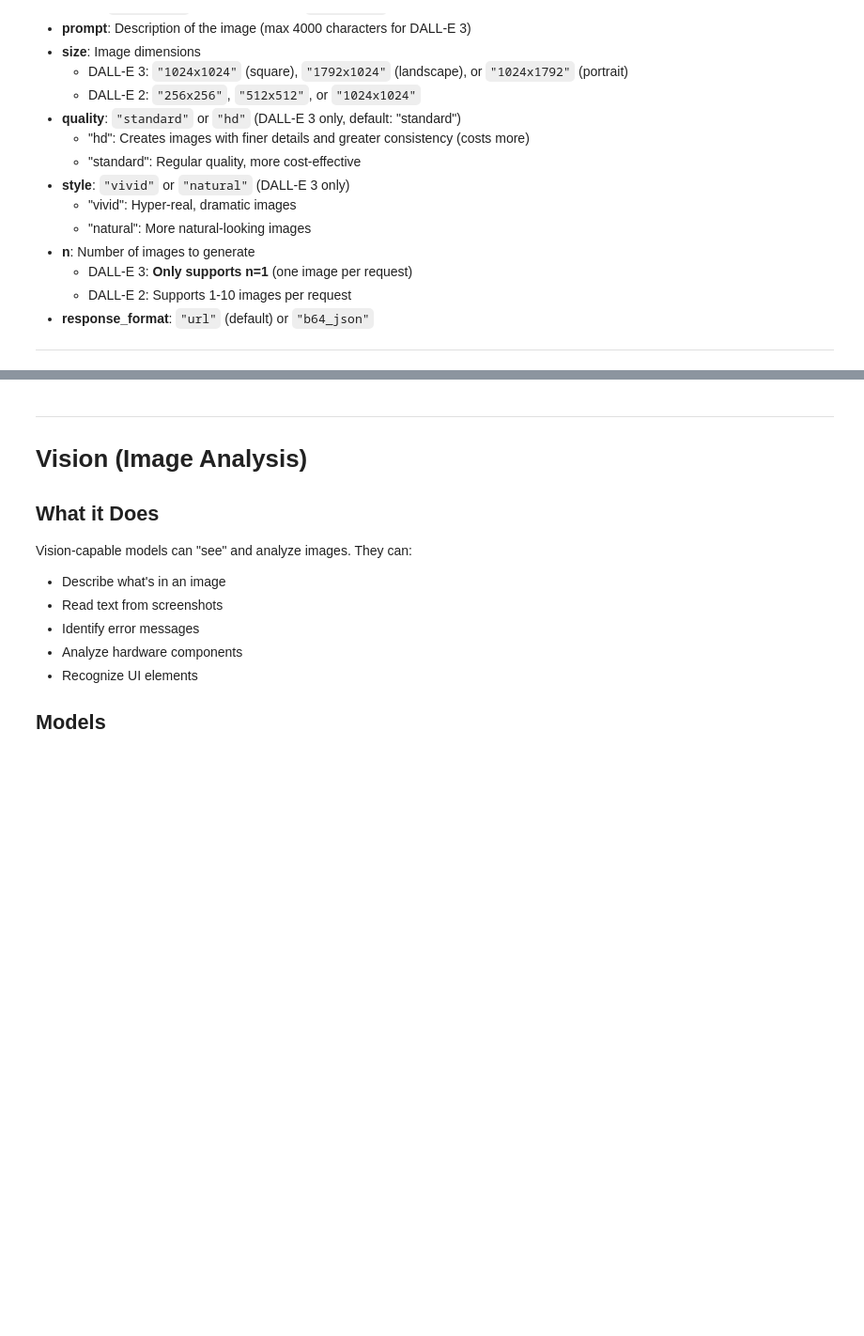
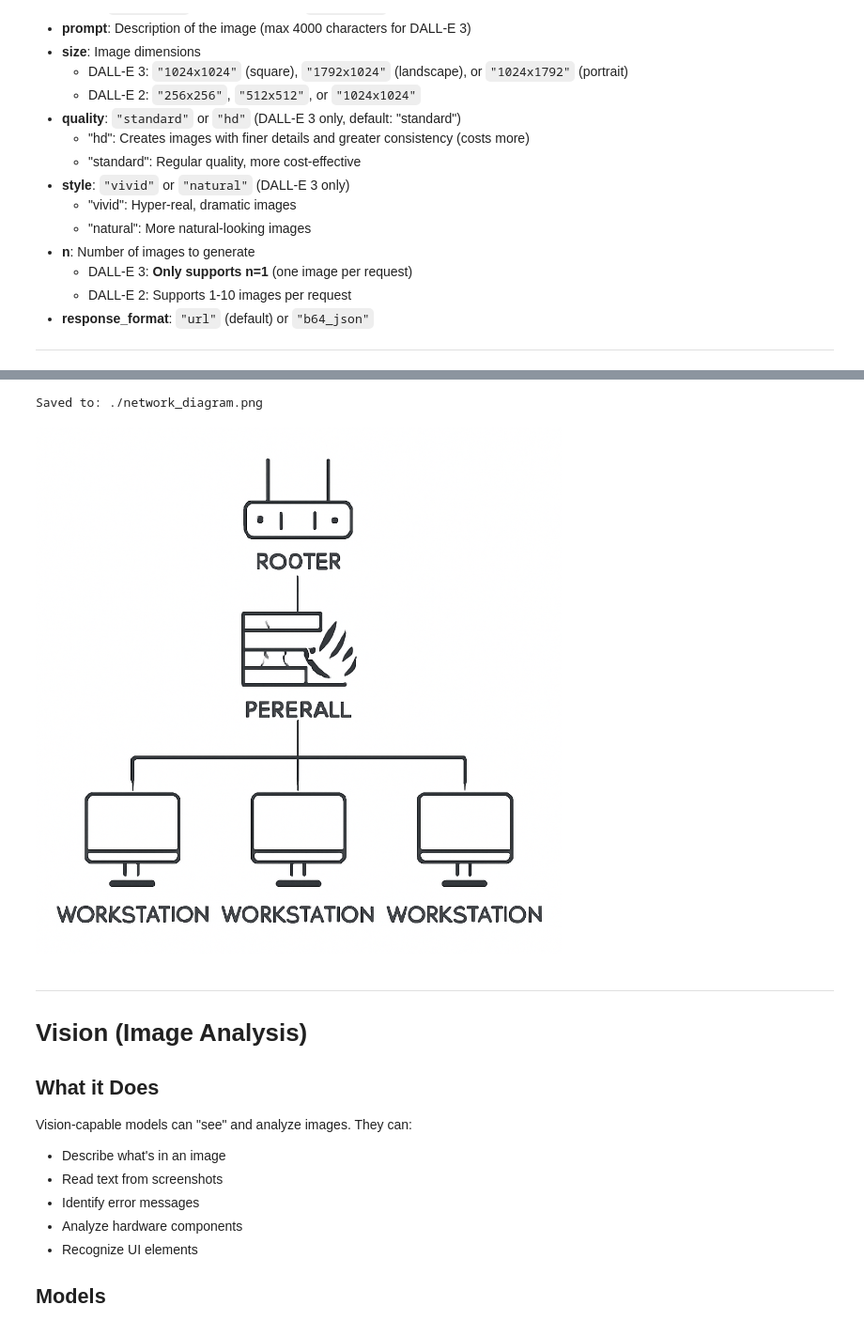
Before and after one commit to robertbarcik/genai-in-python-tutorial, a Jupyter notebook: 2_basic_project_examples/2_basic_model_usage/2_basic_model_usage.ipynb, the cells around one changed output, grey strips where cells are left out. Shown at 94% size. Saved outputs shown, nothing was run; the diff lists cells and outputs as text; code cells hidden in the pictures; blank space fills up the shorter version.

```diff
--- a/2_basic_project_examples/2_basic_model_usage/2_basic_model_usage.ipynb
+++ b/2_basic_project_examples/2_basic_model_usage/2_basic_model_usage.ipynb
@@ -93,10 +98,15 @@ try:
     OPENAI_API_KEY = userdata.get('OPENAI_API_KEY')
     print("✅ API key loaded from Colab secrets")
 except:
-    # Method 2: Manual input (fallback)
-    from getpass import getpass
-    print("💡 To use Colab secrets: Go to 🔑 (left sidebar) → Add new secret → Name: OPENAI_API_KEY")
-    OPENAI_API_KEY = getpass("Enter your OpenAI API Key: ")
+    import os
+    if os.environ.get('OPENAI_API_KEY'):
+        OPENAI_API_KEY = os.environ.get('OPENAI_API_KEY')
+        print("✅ API key loaded from environment variable")
+    else:
+        # Method 2: Manual input (fallback)
+        from getpass import getpass
+        print("💡 To use Colab secrets: Go to 🔑 (left sidebar) → Add new secret → Name: OPENAI_API_KEY")
+        OPENAI_API_KEY = getpass("Enter your OpenAI API Key: ")
 
 # Set the API key as an environment variable
 os.environ["OPENAI_API_KEY"] = OPENAI_API_KEY
@@ -690,18 +818,14 @@ print("Generating image...")
 print(f"Prompt: {prompt}\n")
 
 response = client.images.generate(
-    model="dall-e-3",
+    model="gpt-image-1",   # dall-e-3 requires special account access; gpt-image-1 is the current default
     prompt=prompt,
     size="1024x1024",      # Square format for documentation
-    quality="standard",    # Standard quality for cost efficiency
-    style="natural",       # Natural style for technical diagrams
+    quality="low",         # Low quality for cost efficiency in this demo
     n=1
 )
 
-# Get the image URL (note: URL expires after ~1 hour, so download the image)
-image_url = response.data[0].url
-print(f"Image generated!")
-print(f"URL: {image_url}")
-
-# DALL-E 3 provides a revised/enhanced prompt
-print(f"\nRevised prompt: {response.data[0].revised_prompt}")
+# gpt-image-1 returns base64-encoded image data (no url field)
+image_b64 = response.data[0].b64_json
+print("Image generated!")
+print(f"Base64 payload length: {len(image_b64)} characters")
@@ -708,20 +840,23 @@ print(f"\nRevised prompt: {response.data[0].revised_prompt}")
 # %%
-# Download and display the image
-import requests
+# Decode and display the image
+import base64
 from PIL import Image
 from io import BytesIO
 
-# Download the image
-image_response = requests.get(image_url)
-image = Image.open(BytesIO(image_response.content))
+# Decode the base64 image data
+image_bytes = base64.b64decode(image_b64)
+image = Image.open(BytesIO(image_bytes))
 
 # Save to file
-image_path = "/content/network_diagram.png"
+image_path = "./network_diagram.png"
 image.save(image_path)
 print(f"Saved to: {image_path}")
 
 # Display in notebook
 display(image)
+# %% [output]
+Saved to: ./network_diagram.png
+[figure, added]
 # %% [markdown]
 ---
 
```
Also changed, not shown: parts of 26 cells of this notebook, 42 other files.
